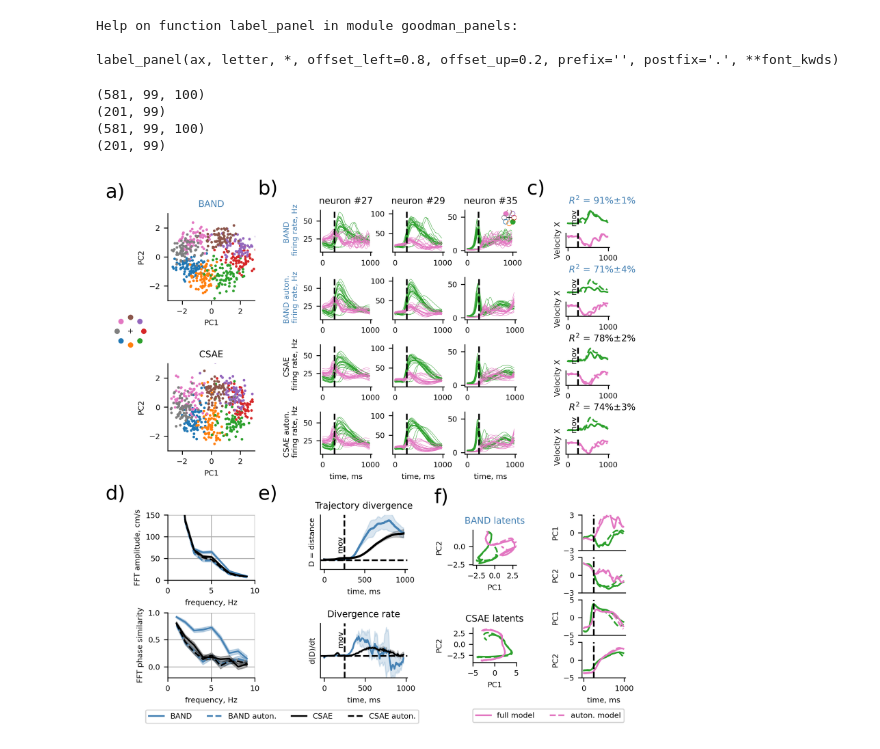
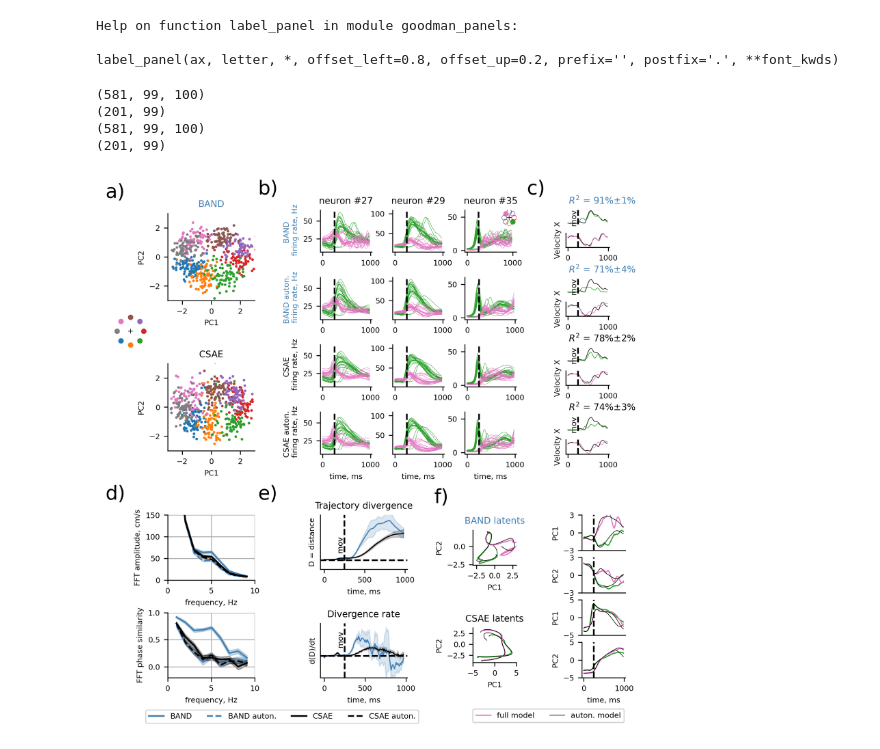
Before and after one commit to NinelK/BAND-torch, a Jupyter notebook: notebooks/paper/Fig5_supervision.ipynb, the cells around one changed output. Cells and saved outputs as stored; diff of their text form; code cells hidden in the pictures.

```diff
--- a/notebooks/paper/Fig5_supervision.ipynb
+++ b/notebooks/paper/Fig5_supervision.ipynb
@@ -527,9 +528,9 @@ def plot_beh_pred(vel, pred_vel, dir_index, t2p, axes, area, epoch_name, select
                     axes[d_id].plot(
                         time,
                         v[t, :, component],
-                        color=f"C{d}",
+                        color=f"C{d}" if ls == "solid" else 'k',
                         alpha=1,
-                        ls=ls,
+                        lw=0.5,
                     )
 
     for ax in axes[:-1]:
@@ -1108,14 +1098,14 @@ for i, (model_label, latents_full, latents_noci) in \
                     dir_index[mask]):
         if d in select:
             c = f"C{d}"
-            ax_a.plot(t[:,0],t[:,1],c=c,label='full model' if d==select[1] else None)
-            ax_a.plot(at[:,0],at[:,1],c=c,linestyle='--', label='auton. model' if d==select[1] else None)
+            ax_a.plot(t[:,0],t[:,1],c=c,lw=1, label='full model' if d==select[1] else None)
+            ax_a.plot(at[:,0],at[:,1],lw=0.5,c='k', label='auton. model' if d==select[1] else None)
 
-            ax_b0.plot(10*np.arange(t.shape[0]),t[:,0],c=c)
-            ax_b0.plot(10*np.arange(t.shape[0]),at[:,0],c=c,linestyle='--')
+            ax_b0.plot(10*np.arange(t.shape[0]),t[:,0],c=c, lw=1)
+            ax_b0.plot(10*np.arange(t.shape[0]),at[:,0],c='k',lw=0.5)
 
-            ax_b1.plot(10*np.arange(t.shape[0]),t[:,1],c=c)
-            ax_b1.plot(10*np.arange(t.shape[0]),at[:,1],c=c,linestyle='--')
+            ax_b1.plot(10*np.arange(t.shape[0]),t[:,1],c=c, lw=1)
+            ax_b1.plot(10*np.arange(t.shape[0]),at[:,1],c='k',lw=0.5)
 
 
     c = band_color if model_label == 'BAND' else 'k'
@@ -1146,13 +1136,13 @@ for i, (model_label, latents_full, latents_noci) in \
         MSE_diff_estimates.append(mse_diff[fold::N_FOLDS].mean(0))
     MSE_estimates = np.array(MSE_estimates)
     mse_diff = np.array(MSE_diff_estimates)
-    ax_e.plot(np.arange(MSE_estimates.shape[-1])*10,MSE_estimates.mean(0),c=c,lw=2)
+    ax_e.plot(np.arange(MSE_estimates.shape[-1])*10,MSE_estimates.mean(0),c=c,lw=1)
     ax_e.fill_between(np.arange(MSE_estimates.shape[-1])*10,
                       MSE_estimates.mean(0) - MSE_estimates.std(0),
                       MSE_estimates.mean(0) + MSE_estimates.std(0),
                       color=c, alpha=0.2)
 
-    ax_f.plot(np.arange(MSE.shape[1]-1)*10,mse_diff.mean(0),label=model_label,c=c)
+    ax_f.plot(np.arange(MSE.shape[1]-1)*10,mse_diff.mean(0),label=model_label,c=c,lw=1)
     ax_f.fill_between(np.arange(MSE.shape[1]-1)*10,
                       mse_diff.mean(0) - mse_diff.std(0),
                       mse_diff.mean(0) + mse_diff.std(0),
@@ -1190,31 +1180,31 @@ for i, (model_label, latents_full, latents_noci) in \
             axes[letter+str(j)].set_ylabel('PC'+str(j%2+1))
             # axes[letter+str(j)].set_aspect(50)
             if j>1:
                 axes[letter+str(j)].set_ylim([-5,5])
             else:
                 axes[letter+str(j)].set_ylim([-3,3])
                 axes[letter+str(j)].set_yticks([-3,0,3])
             if j!=3:
                 axes[letter+str(j)].set_xticks([])
             axes[letter+str(j)].axvline(250,c='k',linestyle='--')
         axes[letter+str(3)].set_xlabel('time, ms')
 
 
 axes['F1'].set_title('CSAE latents')
 axes['F0'].set_title('BAND latents',c=band_color)
 axes['F0'].legend(loc=(0,-4.5),ncol=2)
 
 for k in axes.keys():
     axes[k].spines['right'].set_visible(False)
     axes[k].spines['top'].set_visible(False)
 
 # plt.tight_layout()
 plt.savefig(f"figs/fig5a_{dataset_name}_{model_name}.pdf")
 plt.savefig(f"figs/fig5a_{dataset_name}_{model_name}.png")
 # plt.savefig('test.ps')
 # %% [output]
 (581, 99, 100)
 (201, 99)
 (581, 99, 100)
 (201, 99)
-[figure, old version]
+[figure, new version]
```
Also changed, not shown: parts of 7 cells of this notebook, 2 other files.
